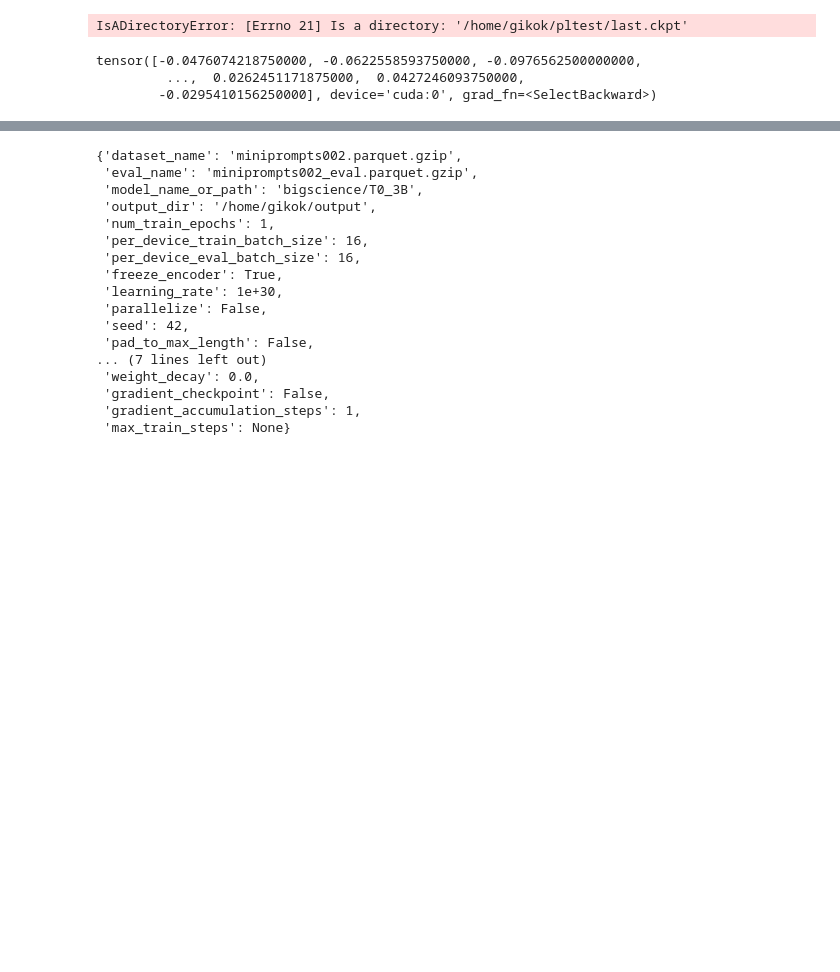
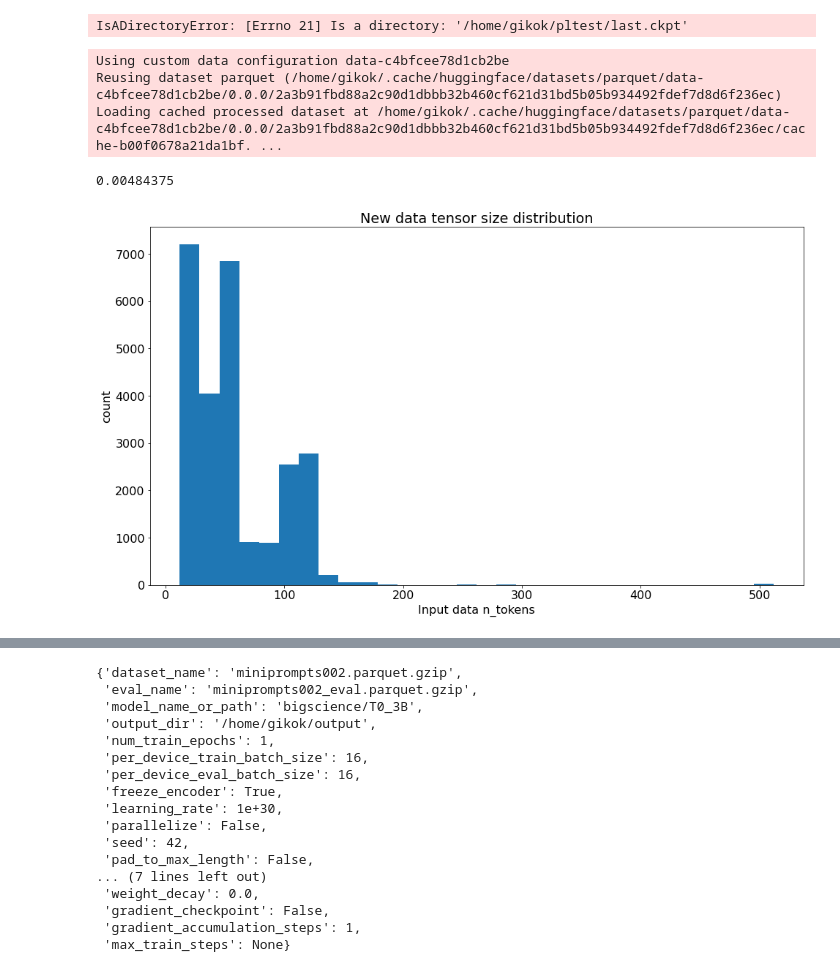
Before and after one commit to gikok/t0code2, a Jupyter notebook: training/training_notebook_pl.ipynb, the cells around one changed output, grey strips where cells are left out. Saved outputs shown, nothing was run; the diff lists cells and outputs as text; code cells hidden in the pictures; blank space fills up the shorter version.

```diff
--- a/training/training_notebook_pl.ipynb
+++ b/training/training_notebook_pl.ipynb
@@ -461,10 +334,3 @@ column_names
 plmodel.load_from_checkpoint(checkpoint_path="/home/gikok/pltest/last.ckpt")
 # %% [output]
 IsADirectoryError: [Errno 21] Is a directory: '/home/gikok/pltest/last.ckpt'
-# %%
-lm = list(model.named_parameters())[-1][1]
-lm[0]
-# %% [output]
-tensor([-0.0476074218750000, -0.0622558593750000, -0.0976562500000000,
-         ...,  0.0262451171875000,  0.0427246093750000,
-        -0.0295410156250000], device='cuda:0', grad_fn=<SelectBackward>)
@@ -472,0 +388,45 @@ import pytorch_lightning as pl
+# %%
+if args["dataset_name"] is not None:
+    data_files = {"train":args["dataset_name"]}
+    raw_train_dataset = load_dataset("data", data_files=data_files, split="train")
+
+train_dataset = raw_train_dataset.map(tokenize_train, batched=True)
+train_dataset.set_format(
+    type="torch", columns=["input_ids", "attention_mask", "labels"]
+)
+train_collator = DataCollatorForSeq2Seq(
+    tokenizer,
+    model=model,
+    label_pad_token_id=-100,
+    pad_to_multiple_of=8,
+)
+train_dataloader = DataLoader(
+    train_dataset,
+    shuffle=True,
+    persistent_workers=True,
+    collate_fn=train_collator,
+    num_workers=1,
+    batch_size=args['per_device_train_batch_size'],
+)
+accelerator = Accelerator()
+train_dataloader = accelerator.prepare(train_dataloader)
+# %% [output]
+Using custom data configuration data-c4bfcee78d1cb2be
+Reusing dataset parquet (/home/gikok/.cache/huggingface/datasets/parquet/data-c4bfcee78d1cb2be/0.0.0/2a3b91fbd88a2c90d1dbbb32b460cf621d31bd5b05b934492fdef7d8d6f236ec)
+Loading cached processed dataset at /home/gikok/.cache/huggingface/datasets/parquet/data-c4bfcee78d1cb2be/0.0.0/2a3b91fbd88a2c90d1dbbb32b460cf621d31bd5b05b934492fdef7d8d6f236ec/cache-b00f0678a21da1bf. ...
+# %%
+inds = np.array(b)
+inds = inds>150
+sum(inds)/len(inds)
+# %% [output]
+0.00484375
+# %%
+plt.rcParams["font.size"] = 16
+fig,ax=plt.subplots(figsize=(16,9))
+plt.hist(b, bins=30)
+plt.xlabel("Input data n_tokens")
+plt.ylabel("count")
+plt.title("New data tensor size distribution")
+plt.show()
+# %% [output]
+[figure, added]
```
Also changed, not shown: parts of 16 cells of this notebook, 2 other files.
